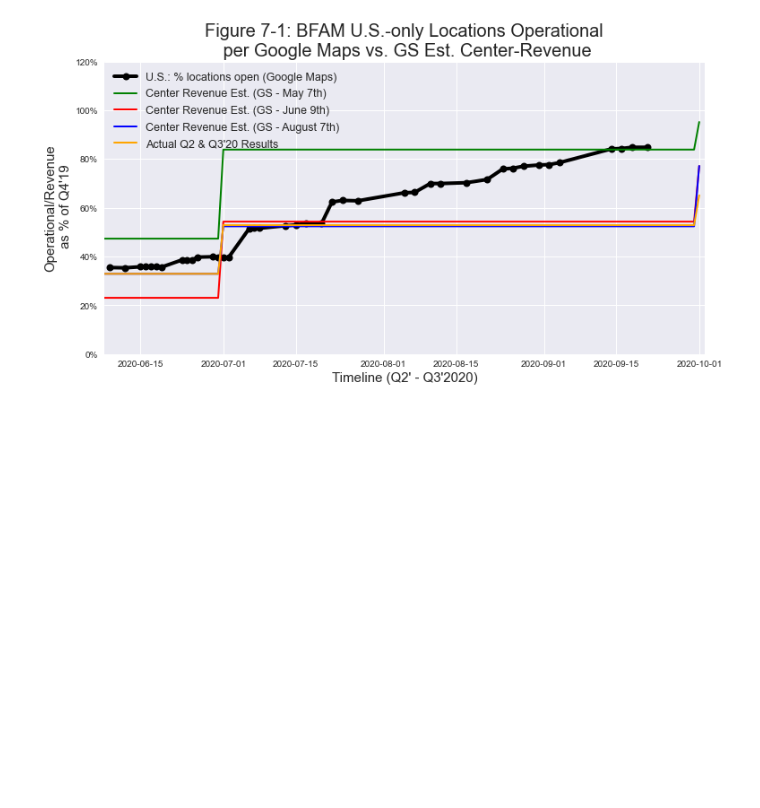
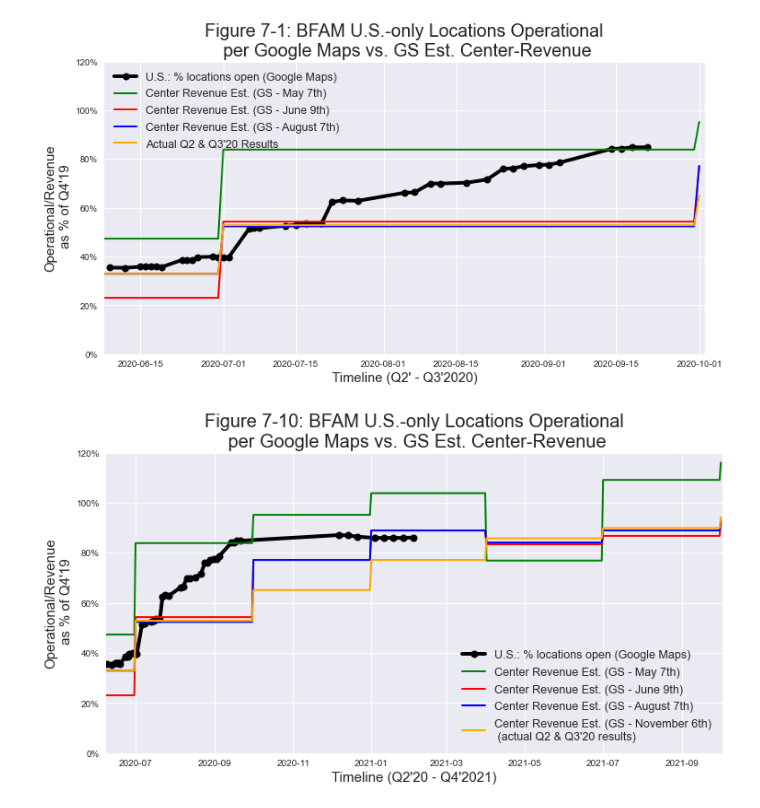
Before and after one commit to josh-grasso/BFAM_Google_Maps_Analysis, a Jupyter notebook: BFAM_GitHub_wo_GMaps.ipynb, the cells around one changed output. Cells and saved outputs as stored; diff of their text form; code cells hidden in the pictures; blank space fills up the shorter version.

```diff
--- a/BFAM_GitHub_wo_GMaps.ipynb
+++ b/BFAM_GitHub_wo_GMaps.ipynb
@@ -966,3 +1011,8 @@ BFAM's share price are within 1% of it's pre-COVID peak, despite closing 5% of i
 fig_7_1
 # %% [output]
 [figure]
+# %%
+# Full History
+fig_7_10
+# %% [output]
+[figure, added]
```
Also changed, not shown: parts of 21 cells of this notebook, 4 other files.
